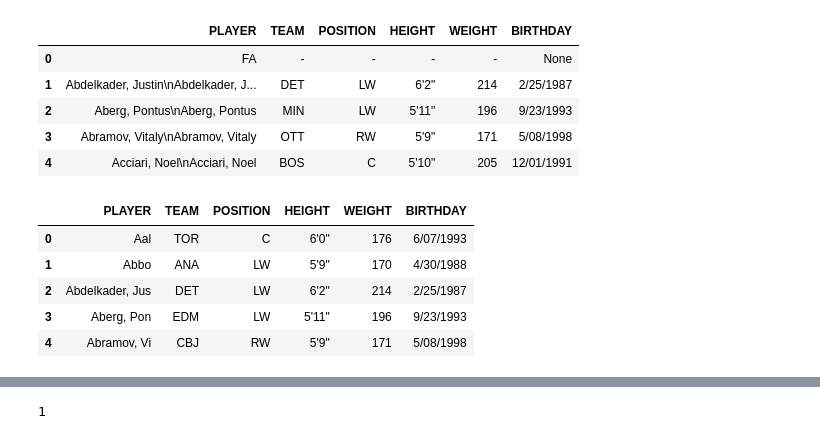
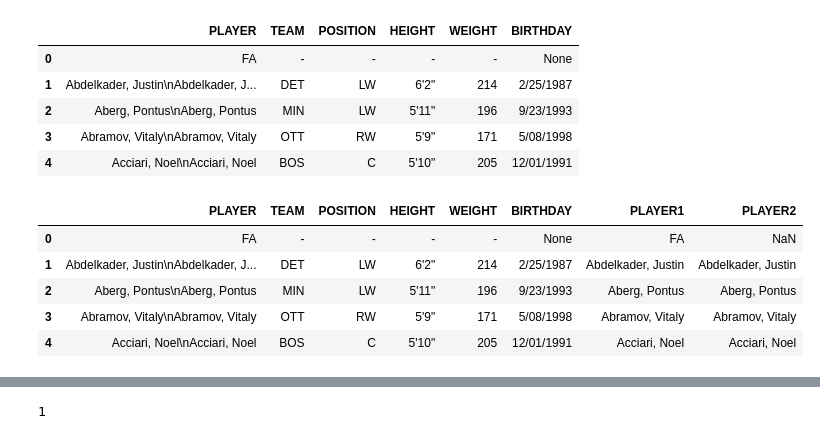
Before and after one commit to rmishra1990/Drunk-on-Data, a Jupyter notebook: Imane/dfs_NHL_BodyStats.ipynb, the cells around one changed output, grey strips where cells are left out. Saved outputs shown, nothing was run; the diff lists cells and outputs as text; code cells hidden in the pictures.

Commit message:
cleaned up NHL dfs inj body stats time on ice

```diff
--- a/Imane/dfs_NHL_BodyStats.ipynb
+++ b/Imane/dfs_NHL_BodyStats.ipynb
@@ -43,12 +43,16 @@ BodstatNHLdf_18.head()
 | 4 | Acciari, Noel\nAcciari, Noel | BOS | C | 5'10" | 205 | 12/01/1991 |
 # %%
 # new data frame with split value columns
-BodstatNHLdf_18["PLAYER"]= BodstatNHLdf_18["PLAYER"].str.split("t", n = 1, expand = True)
+BodstatNHLdf_18["PLAYER1"], BodstatNHLdf_18["PLAYER2"] = BodstatNHLdf_18["PLAYER"].str.split("\n", 1).str
+# timeNHL_df_18[['PLAYER','POS']] = timeNHL_df_18['PLAYER'].str.split(',',expand=True)
+
+# BodstatNHLdf_18["PLAYER"].str.split("\n", expand = True)
+
 BodstatNHLdf_18.head()
 # %% [output]
-|  | PLAYER | TEAM | POSITION | HEIGHT | WEIGHT | BIRTHDAY |
-| 0 | Aal | TOR | C | 6'0" | 176 | 6/07/1993 |
-| 1 | Abbo | ANA | LW | 5'9" | 170 | 4/30/1988 |
-| 2 | Abdelkader, Jus | DET | LW | 6'2" | 214 | 2/25/1987 |
-| 3 | Aberg, Pon | EDM | LW | 5'11" | 196 | 9/23/1993 |
-| 4 | Abramov, Vi | CBJ | RW | 5'9" | 171 | 5/08/1998 |
+|  | PLAYER | TEAM | POSITION | HEIGHT | WEIGHT | BIRTHDAY | PLAYER1 | PLAYER2 |
+| 0 | FA | - | - | - | - | None | FA | NaN |
+| 1 | Abdelkader, Justin\nAbdelkader, J... | DET | LW | 6'2" | 214 | 2/25/1987 | Abdelkader, Justin | Abdelkader, Justin |
+| 2 | Aberg, Pontus\nAberg, Pontus | MIN | LW | 5'11" | 196 | 9/23/1993 | Aberg, Pontus | Aberg, Pontus |
+| 3 | Abramov, Vitaly\nAbramov, Vitaly | OTT | RW | 5'9" | 171 | 5/08/1998 | Abramov, Vitaly | Abramov, Vitaly |
+| 4 | Acciari, Noel\nAcciari, Noel | BOS | C | 5'10" | 205 | 12/01/1991 | Acciari, Noel | Acciari, Noel |
```
Also changed, not shown: parts of 19 cells of this notebook, 16 other files.
